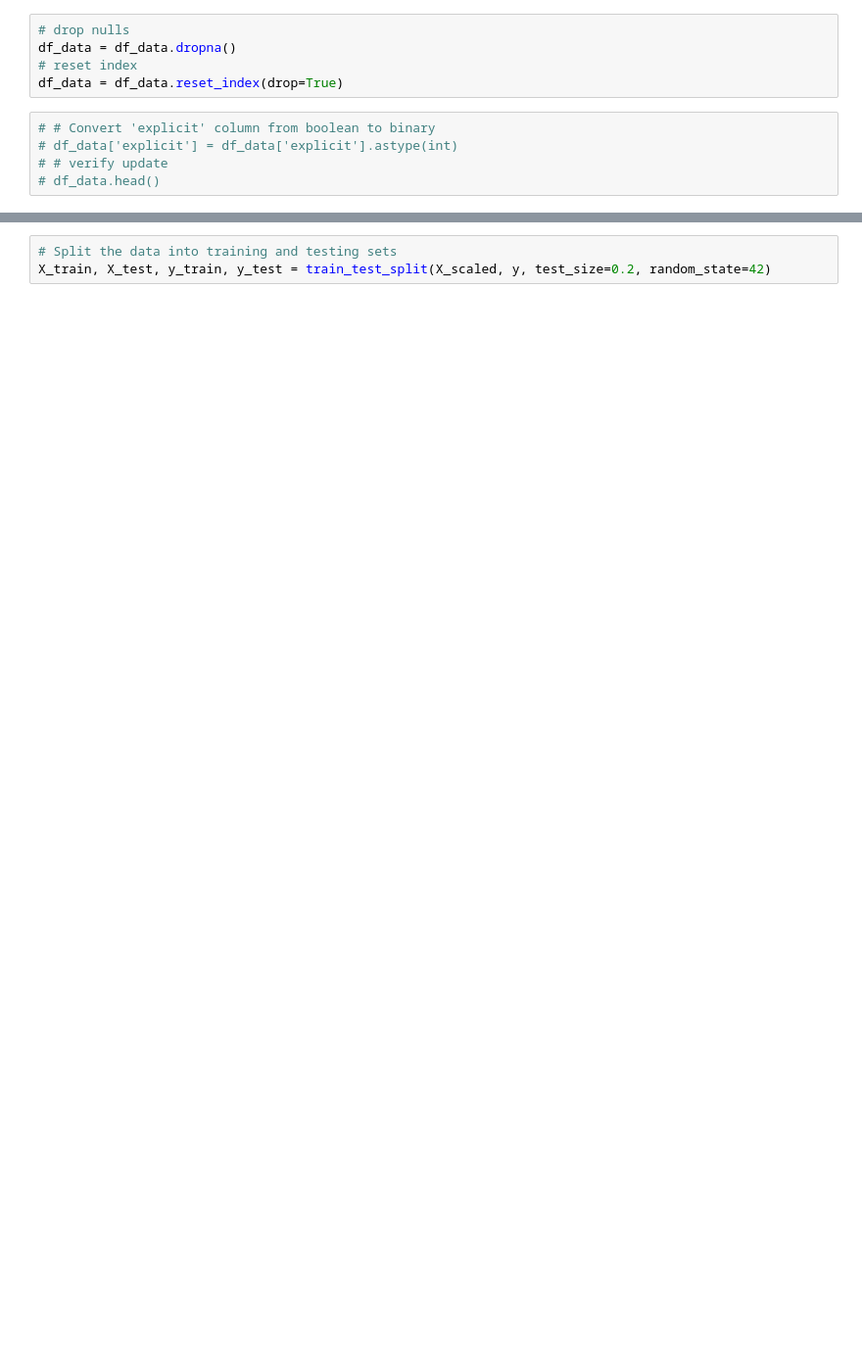
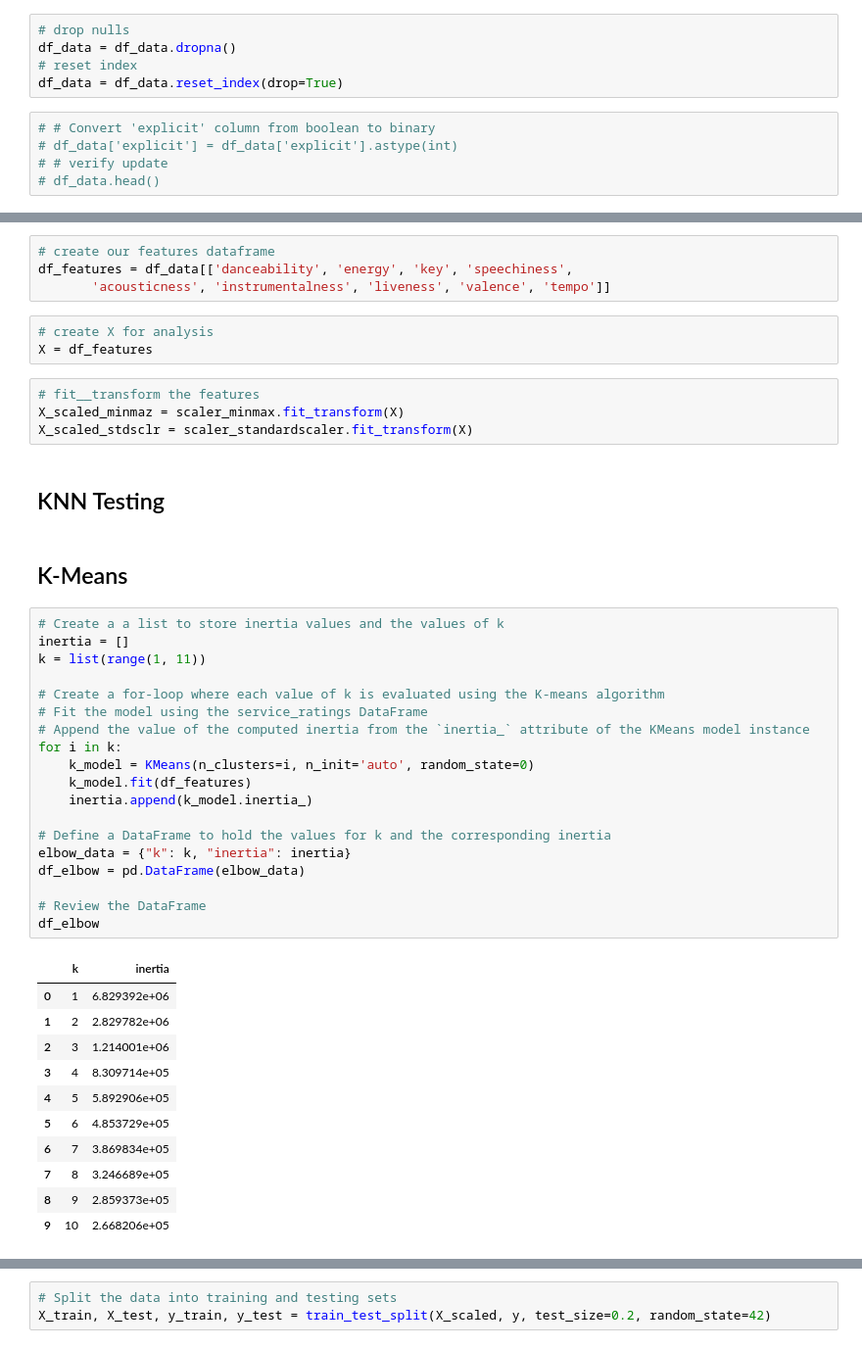
Before and after one commit to dennybett/Song-Recommendation-System, a Jupyter notebook: jeff__testing.ipynb, the cells around one changed output, grey strips where cells are left out. Shown: that part at 98% size. Cells and saved outputs as stored; diff of their text form; blank space fills up the shorter version.

Commit message:
jeff__testing update

```diff
--- a/jeff__testing.ipynb
+++ b/jeff__testing.ipynb
@@ -206,0 +162,46 @@ X_scaled = scaler.fit_transform(X)
+# %%
+# create our features dataframe
+df_features = df_data[['danceability', 'energy', 'key', 'speechiness',
+       'acousticness', 'instrumentalness', 'liveness', 'valence', 'tempo']]
+# %%
+# create X for analysis
+X = df_features
+# %%
+# fit__transform the features
+X_scaled_minmaz = scaler_minmax.fit_transform(X)
+X_scaled_stdsclr = scaler_standardscaler.fit_transform(X)
+# %% [markdown]
+## KNN Testing
+# %% [markdown]
+## K-Means
+# %%
+# Create a a list to store inertia values and the values of k
+inertia = []
+k = list(range(1, 11))
+
+# Create a for-loop where each value of k is evaluated using the K-means algorithm
+# Fit the model using the service_ratings DataFrame
+# Append the value of the computed inertia from the `inertia_` attribute of the KMeans model instance
+for i in k:
+    k_model = KMeans(n_clusters=i, n_init='auto', random_state=0)
+    k_model.fit(df_features)
+    inertia.append(k_model.inertia_)
+
+# Define a DataFrame to hold the values for k and the corresponding inertia
+elbow_data = {"k": k, "inertia": inertia}
+df_elbow = pd.DataFrame(elbow_data)
+
+# Review the DataFrame
+df_elbow
+# %% [output]
+|  | k | inertia |
+| 0 | 1 | 6.829392e+06 |
+| 1 | 2 | 2.829782e+06 |
+| 2 | 3 | 1.214001e+06 |
+| 3 | 4 | 8.309714e+05 |
+| 4 | 5 | 5.892906e+05 |
+| 5 | 6 | 4.853729e+05 |
+| 6 | 7 | 3.869834e+05 |
+| 7 | 8 | 3.246689e+05 |
+| 8 | 9 | 2.859373e+05 |
+| 9 | 10 | 2.668206e+05 |
```
Also changed, not shown: parts of 27 cells of this notebook.
